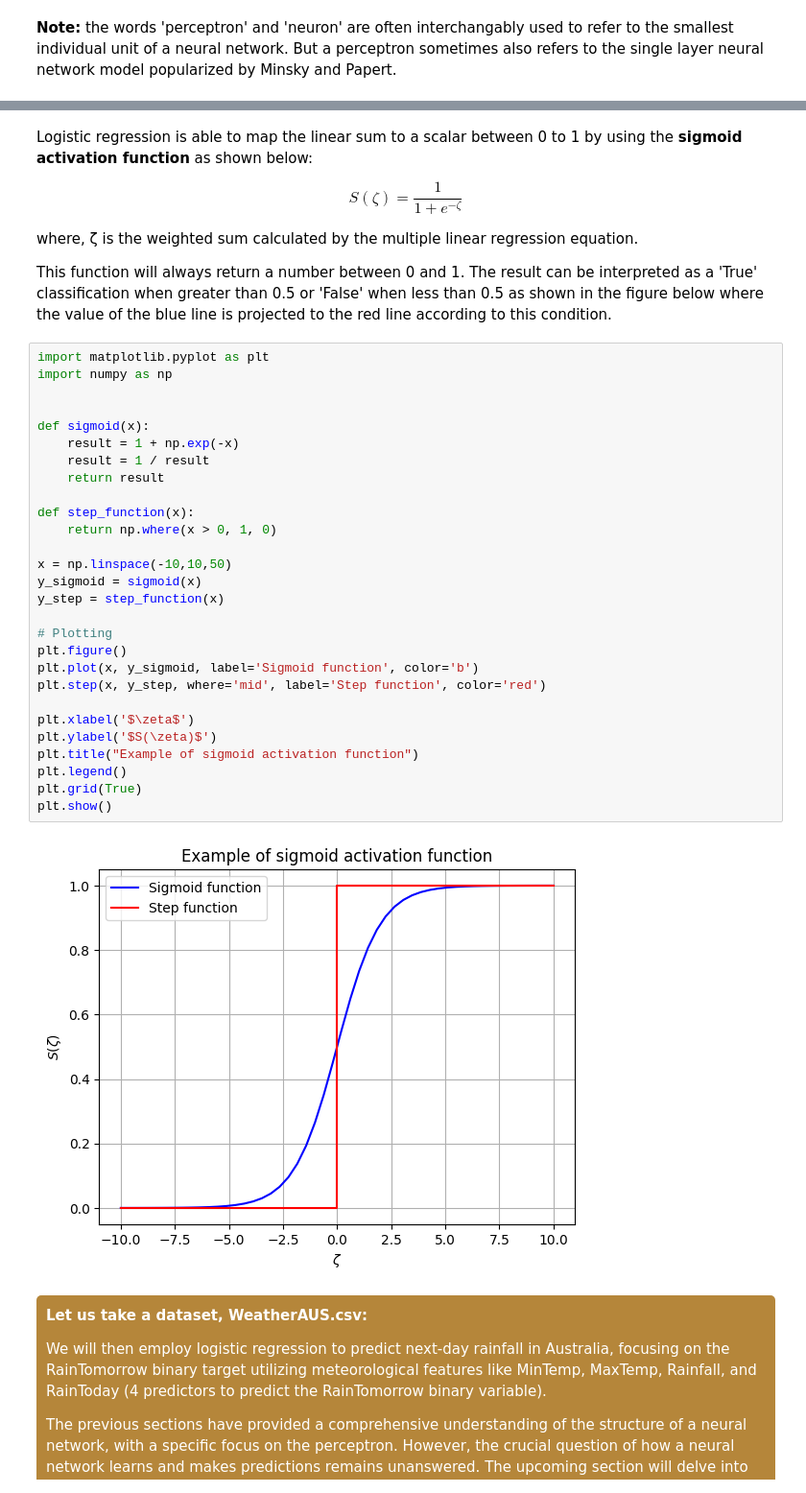
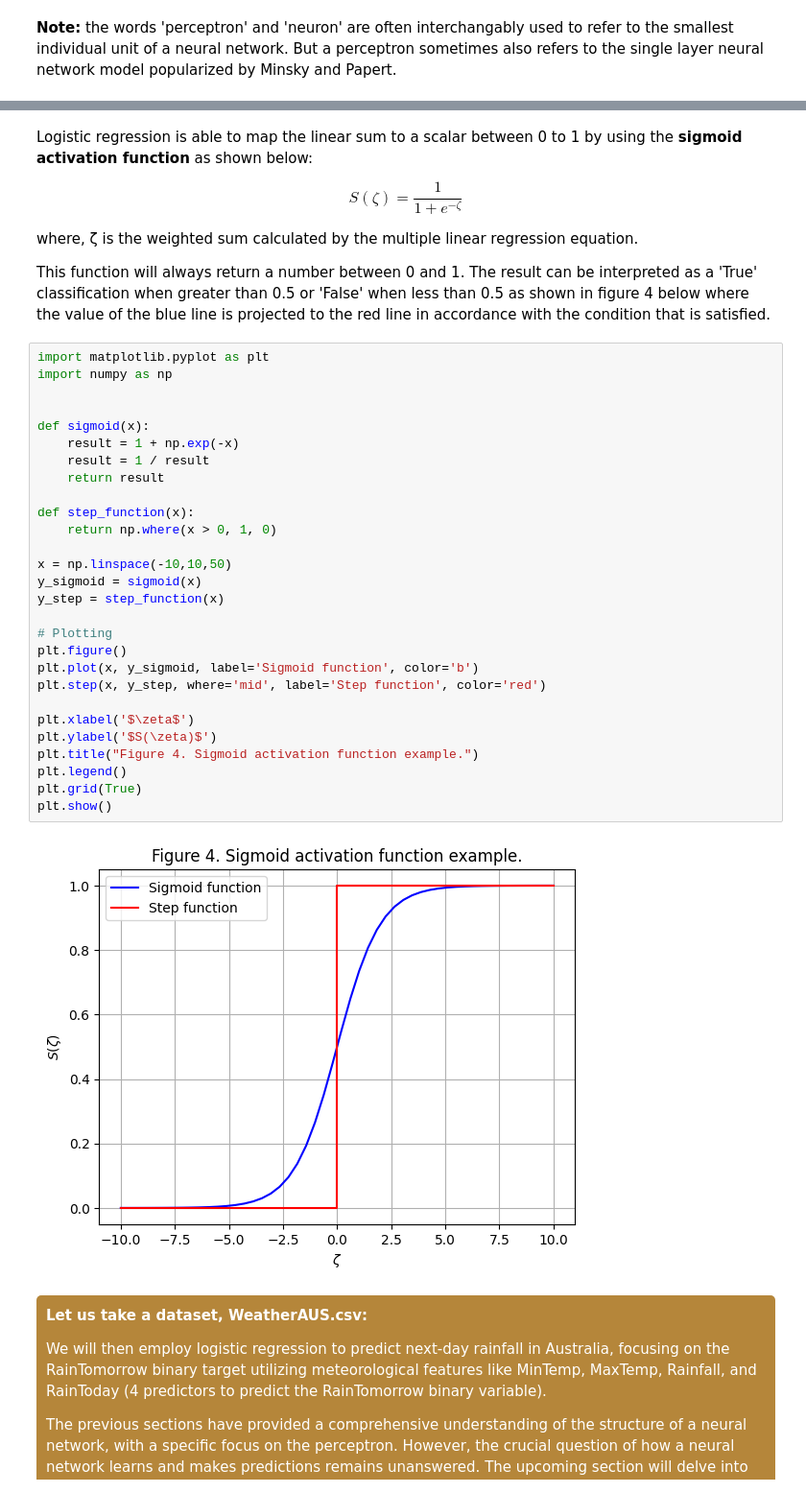
Before and after one commit to MonashAIM/onboarding-resources, a Jupyter notebook: Notebook 2 - Neural Networks.ipynb, the cells around one changed output, grey strips where cells are left out. Shown at 96% size. Saved outputs shown, nothing was run; the diff lists cells and outputs as text.

```diff
--- a/Notebook 2 - Neural Networks.ipynb
+++ b/Notebook 2 - Neural Networks.ipynb
@@ -94,37 +96,37 @@ $$ S(ζ) = \frac{1}{1 + e^{- ζ}} $$
 
 where, ζ is the weighted sum calculated by the multiple linear regression equation.
 
-This function will always return a number between 0 and 1. The result can be interpreted as a 'True' classification when greater than 0.5 or 'False' when less than 0.5 as shown in the figure below where the value of the blue line is projected to the red line according to this condition.
+This function will always return a number between 0 and 1. The result can be interpreted as a 'True' classification when greater than 0.5 or 'False' when less than 0.5 as shown in figure 4 below where the value of the blue line is projected to the red line in accordance with the condition that is satisfied.
 # %%
 import matplotlib.pyplot as plt
 import numpy as np
 
 
 def sigmoid(x):
     result = 1 + np.exp(-x)
     result = 1 / result
     return result
 
 def step_function(x):
     return np.where(x > 0, 1, 0)
 
 x = np.linspace(-10,10,50)
 y_sigmoid = sigmoid(x)
 y_step = step_function(x)
 
 # Plotting
 plt.figure()
 plt.plot(x, y_sigmoid, label='Sigmoid function', color='b')
 plt.step(x, y_step, where='mid', label='Step function', color='red')
 
 plt.xlabel('$\zeta$')
 plt.ylabel('$S(\zeta)$')
-plt.title("Example of sigmoid activation function")
+plt.title("Figure 4. Sigmoid activation function example.")
 plt.legend()
 plt.grid(True)
 plt.show()
 # %% [output]
-[figure, old version]
+[figure, new version]
 # %% [markdown]
 <div style="background-color: #b5863a; color: white; padding: 10px; border-radius: 5px;">
 
```
Also changed, not shown: parts of 26 cells of this notebook, 2 other files.
